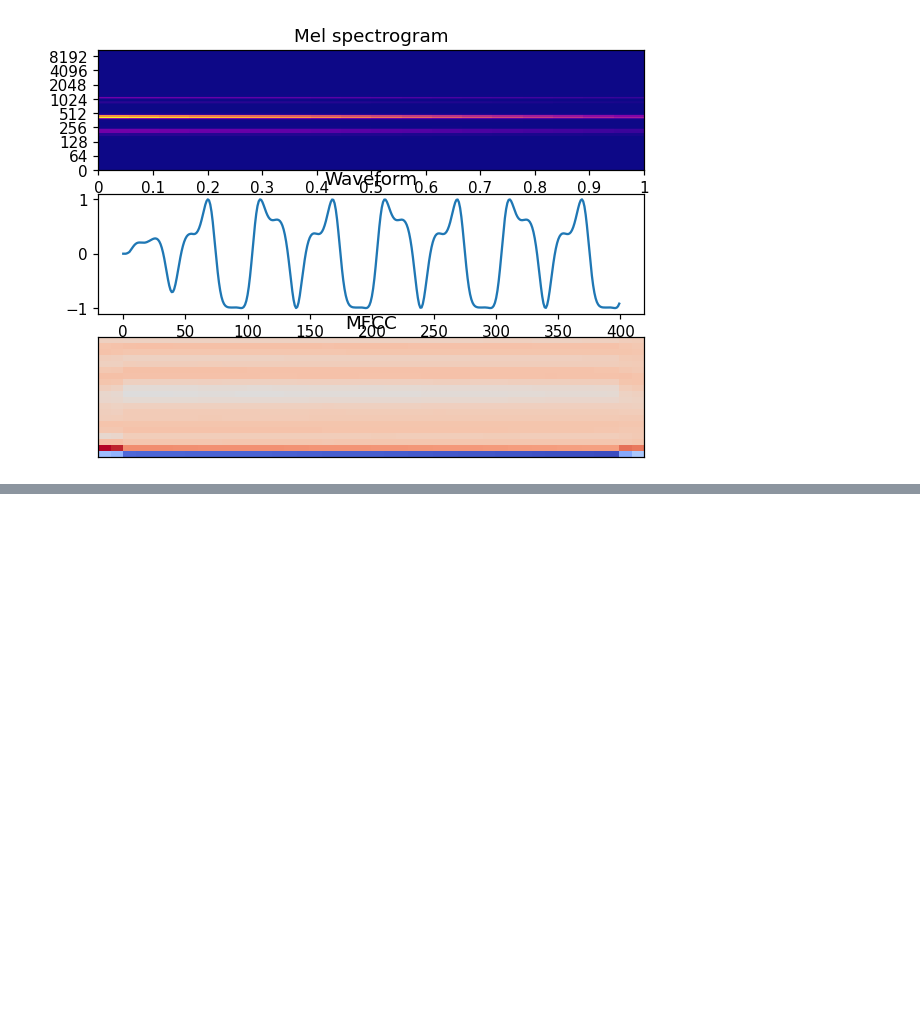
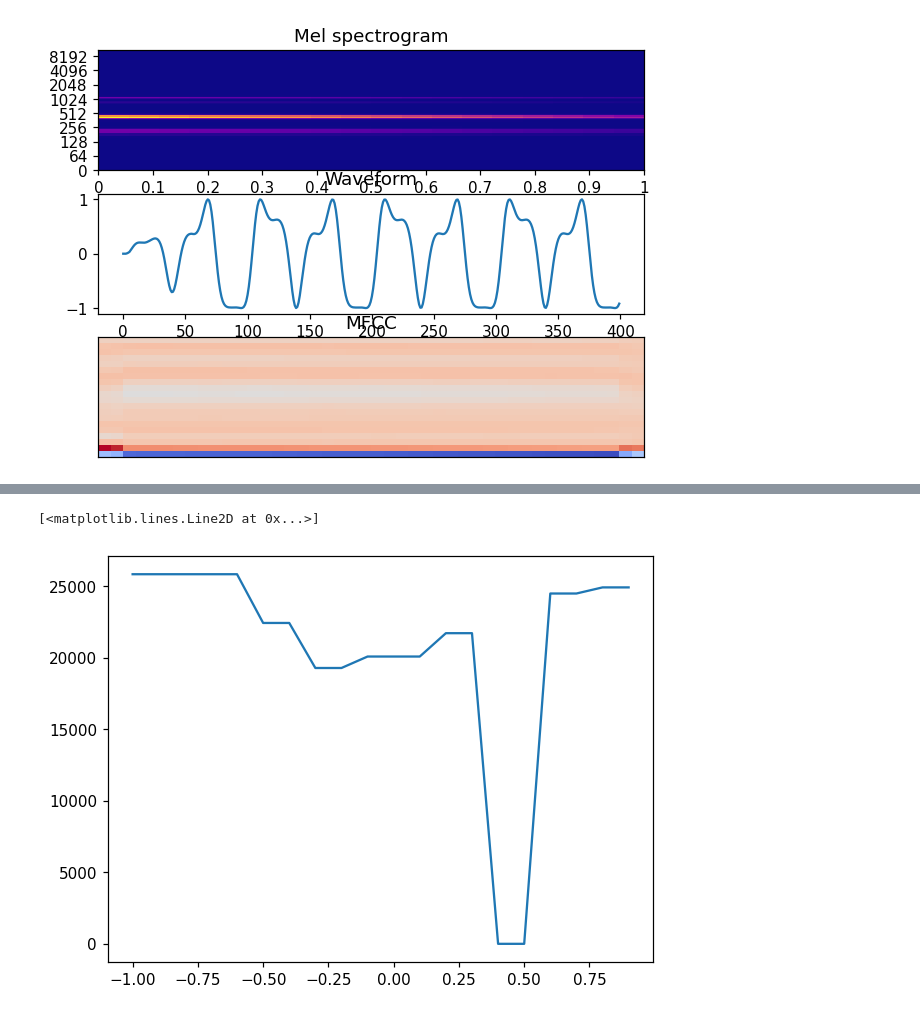
Before and after one commit to Wint3rmute/luthier, a Jupyter notebook: rust.ipynb, the cells around one changed output, grey strips where cells are left out. Cells and saved outputs as stored; diff of their text form; code cells hidden in the pictures; blank space fills up the shorter version.

```diff
--- a/rust.ipynb
+++ b/rust.ipynb
@@ -94,0 +98,18 @@ target_audio.show_player()
+# %%
+mod_freqs = [ a / 100 for a in range(-100, 100, 10) ]
+results = []
+
+def get_distance_variable_mod_freq(freq):
+    graph = one_operator_fm()
+    graph.set_input(6, "input_scale", freq)
+    generated_audio = Sample(graph.play(SAMPLE_RATE))
+    dist = target_audio.mfcc_distance(generated_audio)
+    return dist
+
+with Pool() as p:
+    results = list(tqdm(p.imap(get_distance_variable_mod_freq, mod_freqs), total=len(mod_freqs)))
+
+plt.plot( mod_freqs, results )
+# %% [output]
+[<matplotlib.lines.Line2D at 0x...>]
+[figure, added]
```
Also changed, not shown: parts of 5 cells of this notebook, 1 other file.
